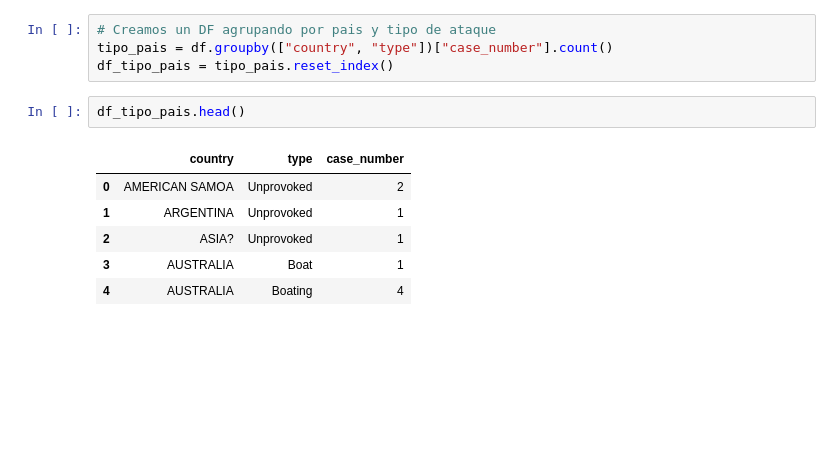
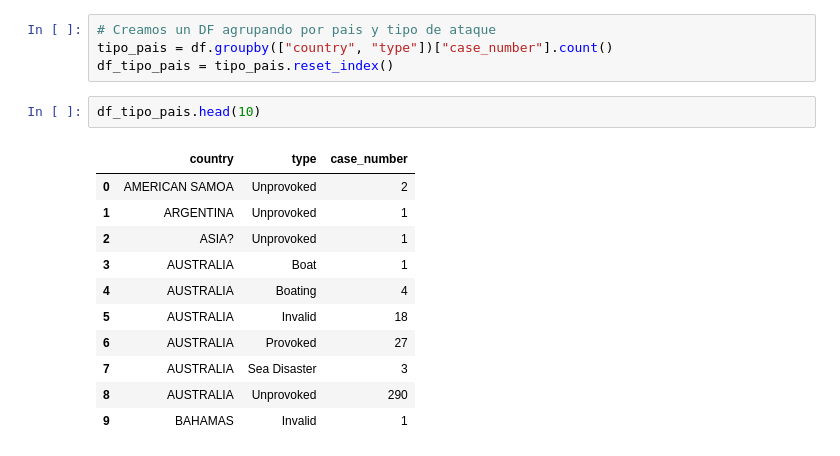
Before and after one commit to Adalab/DA-promoC-modulo2-sprint1-anagallego-sandra, a Jupyter notebook: Pandas/Mod2-lecc6-PandasVI.ipynb, the cells around one changed output. Cells and saved outputs as stored; diff of their text form; blank space fills up the shorter version.

```diff
--- a/Pandas/Mod2-lecc6-PandasVI.ipynb
+++ b/Pandas/Mod2-lecc6-PandasVI.ipynb
@@ -114,11 +114,16 @@ caso_5[caso_5["case_number"]== caso_5["case_number"].max()]
 tipo_pais = df.groupby(["country", "type"])["case_number"].count()
 df_tipo_pais = tipo_pais.reset_index()
 # %%
-df_tipo_pais.head()
+df_tipo_pais.head(10)
 # %% [output]
 |  | country | type | case_number |
 | 0 | AMERICAN SAMOA | Unprovoked | 2 |
 | 1 | ARGENTINA | Unprovoked | 1 |
 | 2 | ASIA? | Unprovoked | 1 |
 | 3 | AUSTRALIA | Boat | 1 |
 | 4 | AUSTRALIA | Boating | 4 |
+| 5 | AUSTRALIA | Invalid | 18 |
+| 6 | AUSTRALIA | Provoked | 27 |
+| 7 | AUSTRALIA | Sea Disaster | 3 |
+| 8 | AUSTRALIA | Unprovoked | 290 |
+| 9 | BAHAMAS | Invalid | 1 |
```
Also changed, not shown: 6 other files.
